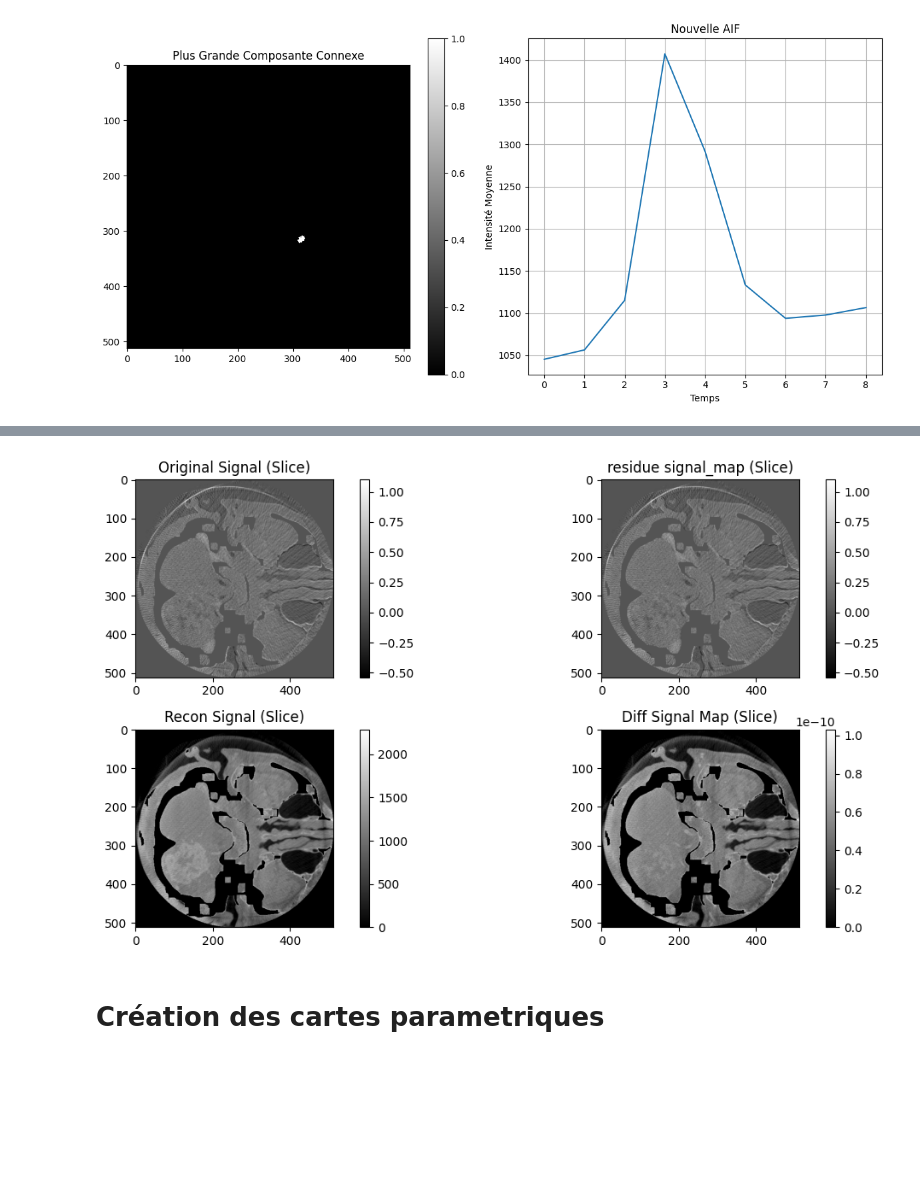
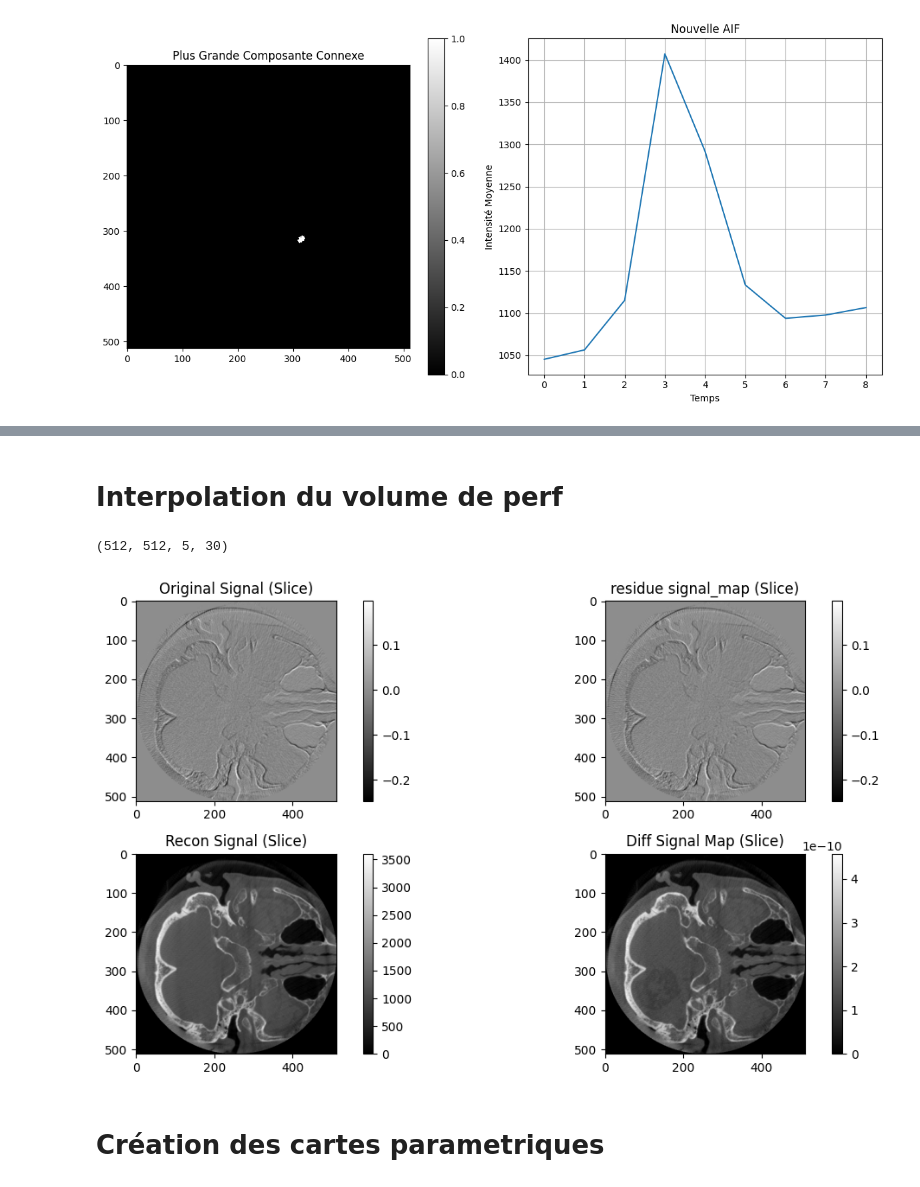
Before and after one commit to RomainViardLille/LiiFE, a Jupyter notebook: PERF_CBCT_meningiome.ipynb, the cells around one changed output, grey strips where cells are left out. Drawn from its saved outputs; the diff is of its cells as text; code cells hidden in the pictures; blank space fills up the shorter version.

```diff
--- a/PERF_CBCT_meningiome.ipynb
+++ b/PERF_CBCT_meningiome.ipynb
@@ -284,24 +342,47 @@ for x in range(nifti_data_perf.shape[0]):
             # Vérification si le signal reconstruit est proche du signal original
             if not np.allclose(signal, recon_signal, atol=1e-3):
                 print(f"Mismatch at voxel ({x}, {y}, {z})")
+# %% [markdown]
+# Interpolation du volume de perf
+# %%
+from scipy.interpolate import interp1d
+
+# Interpoler la 4ème dimension (temps) de nifti_data_perf sur le même nombre de points que aif_new_interp
+n_points = len(x_new)  # nombre de points interpolés (même que aif_new_interp)
+nifti_shape = nifti_data_perf.shape
+x_orig = np.linspace(0, 1, nifti_shape[3])
+
+# Créer un tableau pour stocker les données interpolées
+nifti_data_perf_interp = np.zeros(nifti_shape[:3] + (n_points,))
+
+for x in range(nifti_shape[0]):
+    for y in range(nifti_shape[1]):
+        for z in range(nifti_shape[2]):
+            signal = nifti_data_perf[x, y, z, :]
+            interp_func = interp1d(x_orig, signal, kind='linear', fill_value="extrapolate")
+            nifti_data_perf_interp[x, y, z, :] = interp_func(x_new)
+
+nifti_data_perf_interp.shape  # Vérifier la nouvelle forme des données
+# %% [output]
+(512, 512, 5, 30)
 # %%
 # Initialiser la carte du signal reconstruit
-residue_signal_map = np.zeros(nifti_data_perf.shape)
-recon_signal_map = np.zeros(nifti_data_perf.shape)
-diff_signal_map = np.zeros(nifti_data_perf.shape[:3])
+residue_signal_map = np.zeros(nifti_data_perf_interp.shape)
+recon_signal_map = np.zeros(nifti_data_perf_interp.shape)
+diff_signal_map = np.zeros(nifti_data_perf_interp.shape[:3])
 
 # Calculer le signal reconstruit voxel par voxel
-for x in range(nifti_data_perf.shape[0]):
-    for y in range(nifti_data_perf.shape[1]):
-        for z in range(nifti_data_perf.shape[2]):
+for x in range(nifti_data_perf_interp.shape[0]):
+    for y in range(nifti_data_perf_interp.shape[1]):
+        for z in range(nifti_data_perf_interp.shape[2]):
             # Extraire le signal temporel pour le voxel
-            signal = nifti_data_perf_masked[x, y, z, :]
+            signal = nifti_data_perf_interp[x, y, z, :]
 
             # Déconvolution pour obtenir la fonction résiduelle
-            residue = deconvolve_aif(aif_new, signal)
+            residue = deconvolve_aif(aif_new_smooth, signal)
 
             # Convolution de l'AIF avec la fonction résiduelle pour reconstruire le signal
-            recon_signal = convolve_aif(aif_new, residue)
+            recon_signal = convolve_aif(aif_new_smooth, residue)
 
             residue_signal_map[x, y, z,:] = residue
             recon_signal_map[x, y, z,:] = recon_signal
@@ -311,31 +392,31 @@ for x in range(nifti_data_perf.shape[0]):
 # %%
 # Afficher les cartes pour comparer le signal reconstruit et les données originales
 plt.figure(figsize=(12, 6))
 plt.subplot(2, 2, 1)
-plt.imshow(residue_signal_map[:, :, nifti_data_perf.shape[2] // 2, 5], cmap='gray')
+plt.imshow(residue_signal_map[:, :, nifti_data_perf_interp.shape[2] // 2, 5], cmap='gray')
 plt.title("Original Signal (Slice)")
 plt.colorbar()
 
 plt.subplot(2, 2, 2)
-plt.imshow(residue_signal_map[:, :, nifti_data_perf.shape[2] // 2, 5], cmap='gray')
+plt.imshow(residue_signal_map[:, :, nifti_data_perf_interp.shape[2] // 2, 5], cmap='gray')
 plt.title("residue signal_map (Slice)")
 plt.colorbar()
 
 plt.subplot(2, 2, 3)
-plt.imshow(recon_signal_map[:, :, nifti_data_perf.shape[2] // 2, 5], cmap='gray')
+plt.imshow(recon_signal_map[:, :, nifti_data_perf_interp.shape[2] // 2, 5], cmap='gray')
 plt.title("Recon Signal (Slice)")
 plt.colorbar()
 
 
 plt.subplot(2, 2, 4)
-plt.imshow(diff_signal_map[:, :, nifti_data_perf.shape[2] // 2], cmap='gray')
+plt.imshow(diff_signal_map[:, :, nifti_data_perf_interp.shape[2] // 2], cmap='gray')
 plt.title("Diff Signal Map (Slice)")
 plt.colorbar()
 
 plt.tight_layout()
 plt.show()
 # %% [output]
-[figure, old version]
+[figure, new version]
 # %% [markdown]
 # Création des cartes parametriques
 # %%
```
Also changed, not shown: parts of 14 cells of this notebook, 1 other file.
